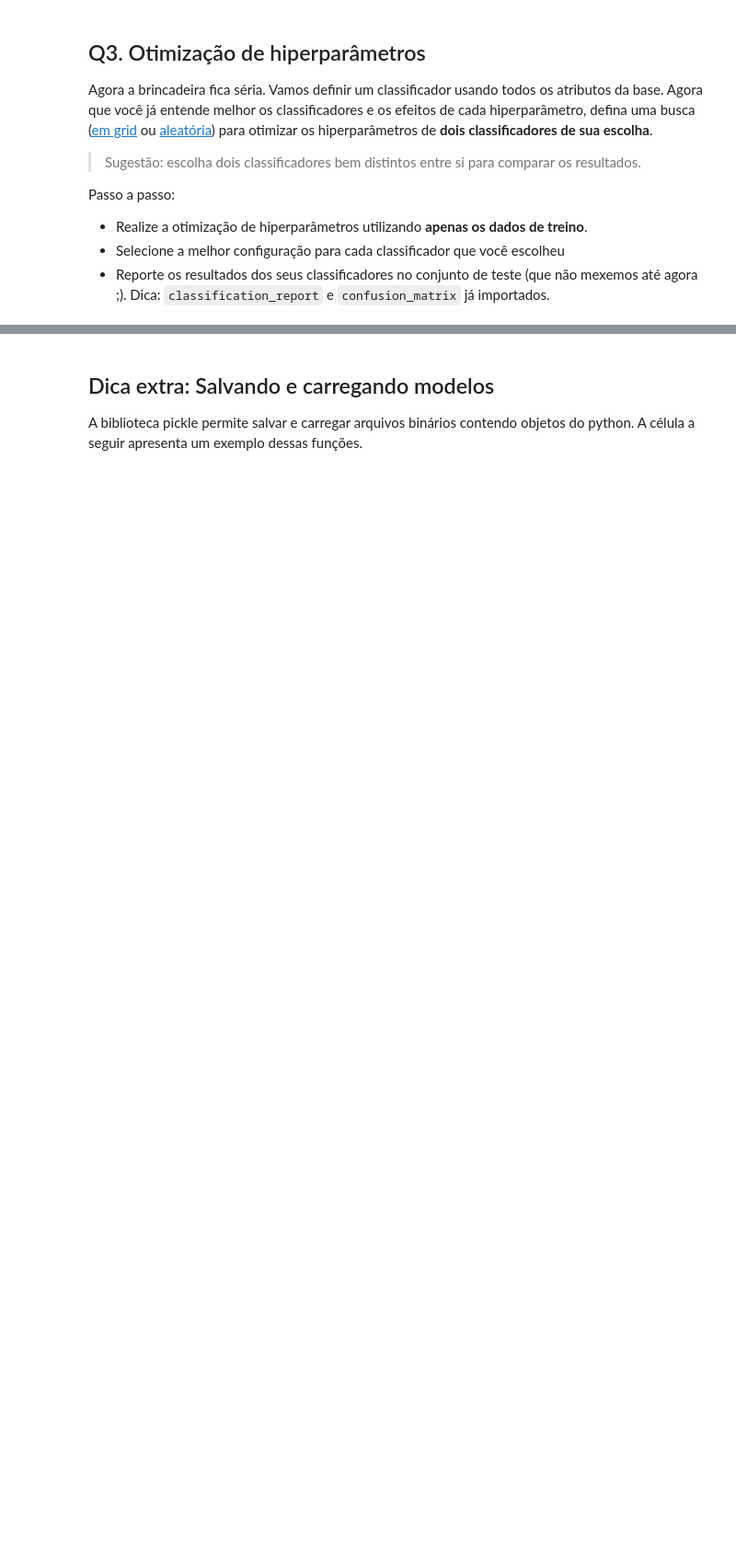
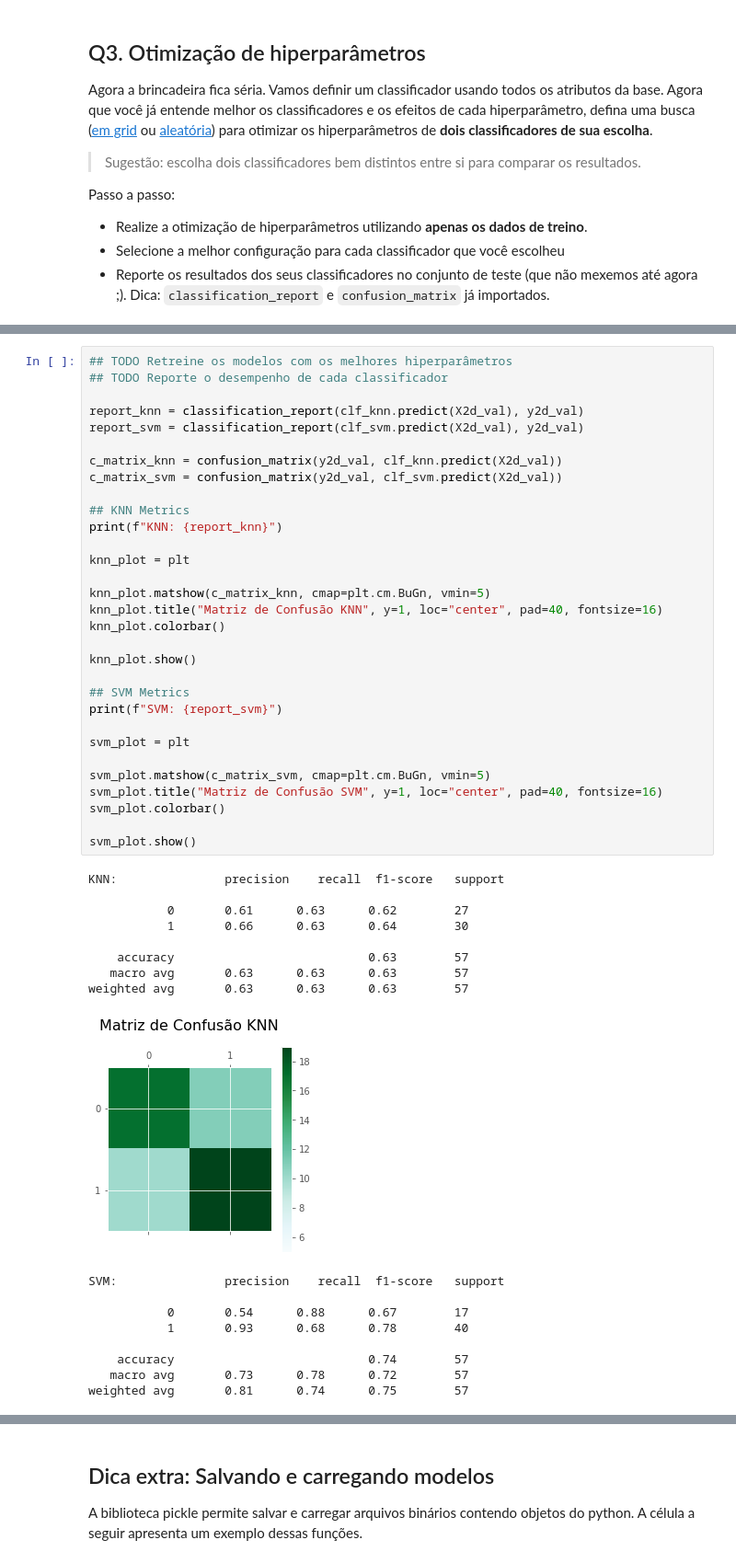
Before and after one commit to RafaelAmauri/Inteligencia-Artificial, a Jupyter notebook: Atividade 7 - Classificação/Exercício_Classificação.ipynb, the cells around one changed output, grey strips where cells are left out. Shown at 92% size. Saved outputs shown, nothing was run; the diff lists cells and outputs as text; blank space fills up the shorter version.

```diff
--- a/Atividade 7 - Classificação/Exercício_Classificação.ipynb
+++ b/Atividade 7 - Classificação/Exercício_Classificação.ipynb
@@ -183,0 +237,49 @@ Passo a passo:
+# %%
+## TODO Retreine os modelos com os melhores hiperparâmetros
+## TODO Reporte o desempenho de cada classificador
+
+report_knn = classification_report(clf_knn.predict(X2d_val), y2d_val)
+report_svm = classification_report(clf_svm.predict(X2d_val), y2d_val)
+
+c_matrix_knn = confusion_matrix(y2d_val, clf_knn.predict(X2d_val))
+c_matrix_svm = confusion_matrix(y2d_val, clf_svm.predict(X2d_val))
+
+## KNN Metrics
+print(f"KNN: {report_knn}")
+
+knn_plot = plt
+
+knn_plot.matshow(c_matrix_knn, cmap=plt.cm.BuGn, vmin=5)
+knn_plot.title("Matriz de Confusão KNN", y=1, loc="center", pad=40, fontsize=16)
+knn_plot.colorbar()
+
+knn_plot.show()
+
+## SVM Metrics
+print(f"SVM: {report_svm}")
+
+svm_plot = plt
+
+svm_plot.matshow(c_matrix_svm, cmap=plt.cm.BuGn, vmin=5)
+svm_plot.title("Matriz de Confusão SVM", y=1, loc="center", pad=40, fontsize=16)
+svm_plot.colorbar()
+
+svm_plot.show()
+# %% [output]
+KNN:               precision    recall  f1-score   support
+
+           0       0.61      0.63      0.62        27
+           1       0.66      0.63      0.64        30
+
+    accuracy                           0.63        57
+   macro avg       0.63      0.63      0.63        57
+weighted avg       0.63      0.63      0.63        57
+[figure, added]
+SVM:               precision    recall  f1-score   support
+
+           0       0.54      0.88      0.67        17
+           1       0.93      0.68      0.78        40
+
+    accuracy                           0.74        57
+   macro avg       0.73      0.78      0.72        57
+weighted avg       0.81      0.74      0.75        57
```
Also changed, not shown: parts of 8 cells of this notebook, 1 other file.
